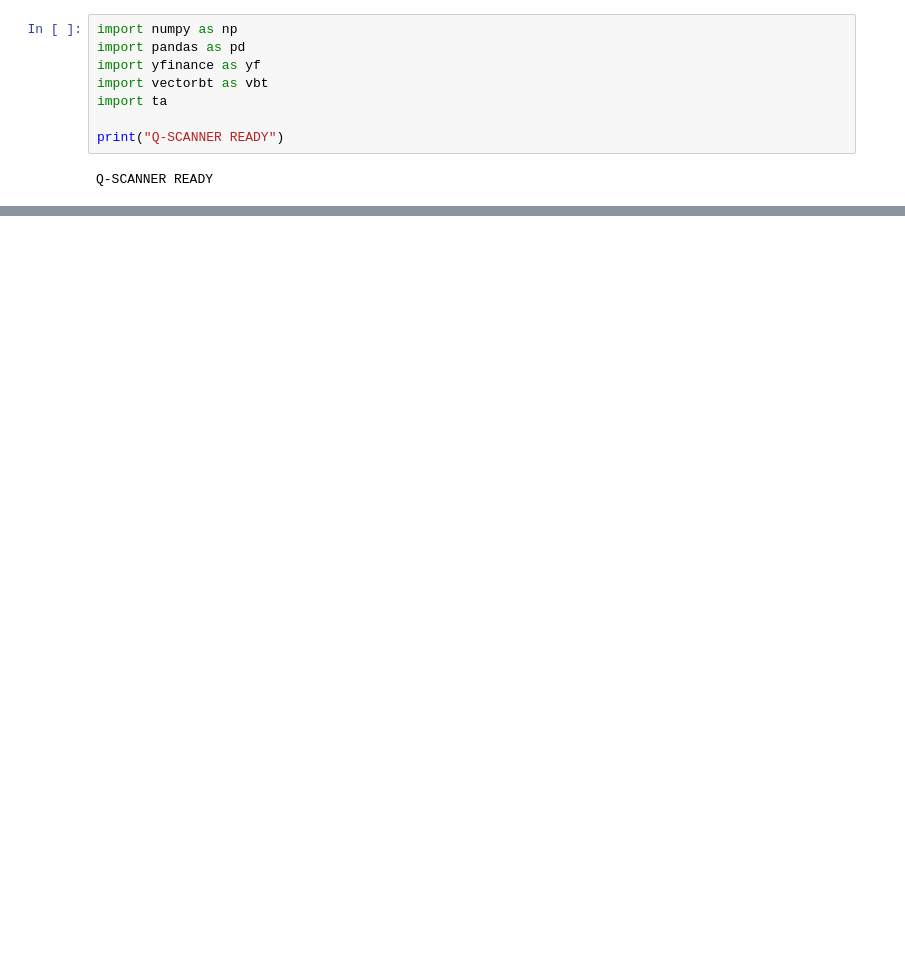
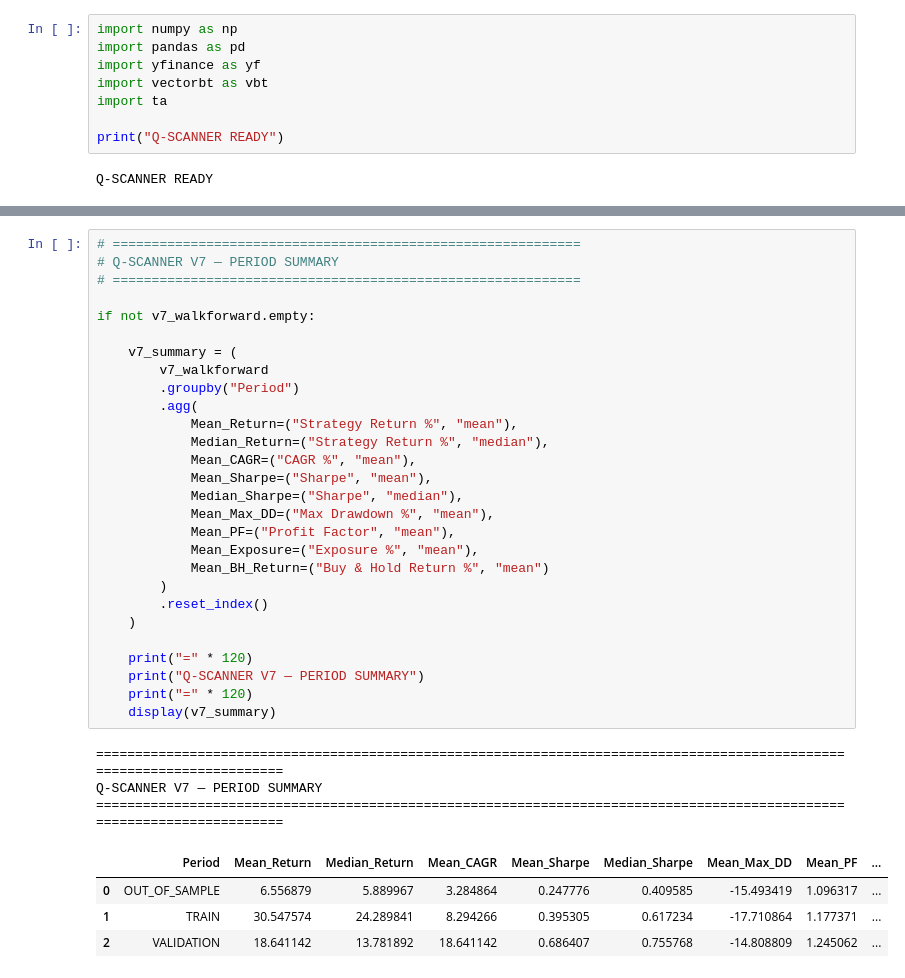
Before and after one commit to emmanueladirinwune/Q-Scanner, a Jupyter notebook: Qscanner.ipynb, the cells around one changed output, grey strips where cells are left out. Saved outputs shown, nothing was run; the diff lists cells and outputs as text; blank space fills up the shorter version.

```diff
--- a/Qscanner.ipynb
+++ b/Qscanner.ipynb
@@ -1696,0 +4355,36 @@ Q-SCANNER — SIGNAL ENGINE V3
+# %%
+# ============================================================
+# Q-SCANNER V7 — PERIOD SUMMARY
+# ============================================================
+
+if not v7_walkforward.empty:
+
+    v7_summary = (
+        v7_walkforward
+        .groupby("Period")
+        .agg(
+            Mean_Return=("Strategy Return %", "mean"),
+            Median_Return=("Strategy Return %", "median"),
+            Mean_CAGR=("CAGR %", "mean"),
+            Mean_Sharpe=("Sharpe", "mean"),
+            Median_Sharpe=("Sharpe", "median"),
+            Mean_Max_DD=("Max Drawdown %", "mean"),
+            Mean_PF=("Profit Factor", "mean"),
+            Mean_Exposure=("Exposure %", "mean"),
+            Mean_BH_Return=("Buy & Hold Return %", "mean")
+        )
+        .reset_index()
+    )
+
+    print("=" * 120)
+    print("Q-SCANNER V7 — PERIOD SUMMARY")
+    print("=" * 120)
+    display(v7_summary)
+# %% [output]
+========================================================================================================================
+Q-SCANNER V7 — PERIOD SUMMARY
+========================================================================================================================
+|  | Period | Mean_Return | Median_Return | Mean_CAGR | Mean_Sharpe | Median_Sharpe | Mean_Max_DD | Mean_PF | ... |
+| 0 | OUT_OF_SAMPLE | 6.556879 | 5.889967 | 3.284864 | 0.247776 | 0.409585 | -15.493419 | 1.096317 | ... |
+| 1 | TRAIN | 30.547574 | 24.289841 | 8.294266 | 0.395305 | 0.617234 | -17.710864 | 1.177371 | ... |
+| 2 | VALIDATION | 18.641142 | 13.781892 | 18.641142 | 0.686407 | 0.755768 | -14.808809 | 1.245062 | ... |
```
Also changed, not shown: parts of 46 cells of this notebook, 1 other file.
